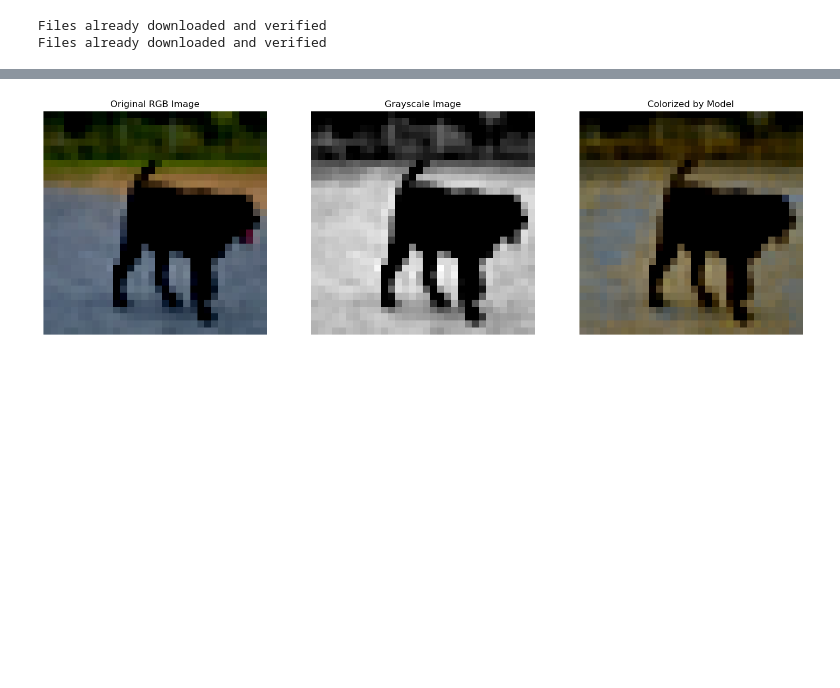
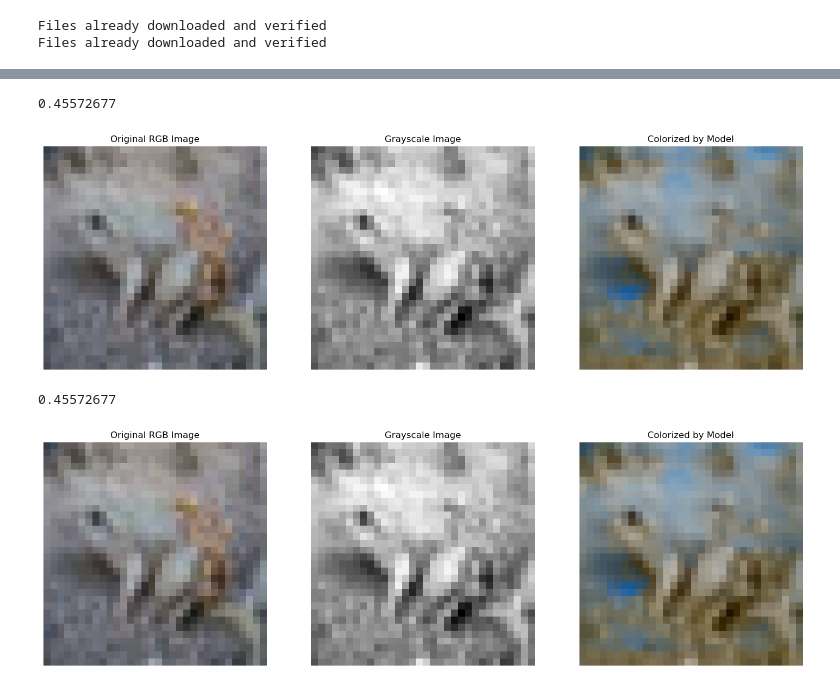
Before and after one commit to Markomrnkvc/Image_colorization, a Jupyter notebook: Image_colorization_notebook/CIFAR_notebooks/CIFAR10_colorization.ipynb, the cells around one changed output, grey strips where cells are left out. Saved outputs shown, nothing was run; the diff lists cells and outputs as text; code cells hidden in the pictures; blank space fills up the shorter version.

```diff
--- a/Image_colorization_notebook/CIFAR_notebooks/CIFAR10_colorization.ipynb
+++ b/Image_colorization_notebook/CIFAR_notebooks/CIFAR10_colorization.ipynb
@@ -82,3 +82,13 @@ def rgb_to_gray(img):
+# %%
+def rgb_to_gray(img):
+    return img.mean(dim=1, keepdim=True)
+
+def denormalize(tensor):
+    # Annahme: tensor hat Form (C, H, W) und ist im Bereich [-1, 1] nach Normalisierung
+    denorm = tensor.clone()  # Erstellen einer Kopie des Tensors, um das Original zu bewahren
+    for t in range(denorm.size(0)):  # Für jeden Farbkanal
+        denorm[t] = denorm[t] * 0.5 + 0.5  # Rücknormalisierung mit Standardabweichung und Mittelwert
+    return denorm
 # %%
 def train_one_epoch(epoch_index, tb_writer):
     running_loss = 0.
@@ -121,13 +131,14 @@ def train_one_epoch(epoch_index, tb_writer):
 # %%
 """code from pytorch turorial
 https://pytorch.org/tutorials/beginner/introyt/trainingyt.html"""
+import os
 
 from datetime import datetime
 from torch.utils.tensorboard import SummaryWriter
 
 # Initializing in a separate cell so we can easily add more epochs to the same run
 timestamp = datetime.now().strftime('%Y%m%d_%H%M%S')
-writer = SummaryWriter('runs/CIFAR_colorization_{}'.format(timestamp))
+writer = SummaryWriter('runs/CIFAR_colorization_HSV_{}'.format(timestamp))
 epoch_number = 0
 
 best_vloss = 1_000_000.
@@ -169,8 +180,12 @@ for epoch in range(EPOCHS):
     # Track best performance, and save the model's state
     if avg_vloss < best_vloss:
         best_vloss = avg_vloss
-        model_path = './models/model_{}_{}'.format(timestamp, epoch_number)
+
+        #os.mkdir('./runs/CIFAR_colorization_{}./models'.format(timestamp))
+        #model_path = './runs/CIFAR_colorization_{}./models/model_{}_{}'.format(timestamp, timestamp, epoch_number)
+        model_path = './models/model_HSV_{}_{}'.format( timestamp, epoch_number)
         torch.save(model.state_dict(), model_path)
+        #print(f"saved checkpoint in {model_path}")
 
     epoch_number += 1
 # %% [output]
@@ -196,11 +196,12 @@ import torch
 import matplotlib.pyplot as plt
 import numpy as np
 
+
 # Funktion zum Umwandeln eines Torch-Tensors in ein Numpy-Array
 def im_convert(tensor):
     image = tensor.cpu().clone().detach().numpy()
     image = np.transpose(image, (1, 2, 0))  # Von (C, H, W) zu (H, W, C)
-    image = np.clip(image, 0, 1)  # Werte zwischen 0 und 1 setzen
+    #image = np.clip(image, 0, 1)  # Werte zwischen 0 und 1 setzen
     return image
 
 # Visualisierungsfunktion
@@ -208,39 +209,72 @@ def plot_images(original, grayscale, colorized):
     original_img = im_convert(original[0])  # Originalbild (RGB)
     grayscale_img = im_convert(grayscale[0])  # Graustufenbild
     colorized_img = im_convert(colorized[0])  # Vom Modell eingefärbtes Bild
-
+    print(colorized_img.mean())
     fig, ax = plt.subplots(1, 3, figsize=(18, 6))
 
     # Originalbild
     ax[0].imshow(original_img)
     ax[0].set_title("Original RGB Image")
     ax[0].axis('off')
 
     # Grauwertbild
     ax[1].imshow(grayscale_img, cmap='gray')
     ax[1].set_title("Grayscale Image")
     ax[1].axis('off')
 
     # Vom Modell eingefärbtes Bild
     ax[2].imshow(colorized_img)
     ax[2].set_title("Colorized by Model")
     ax[2].axis('off')
 
     plt.show()
 
+def denormalize(tensor):
+    # Annahme: tensor hat Form (C, H, W) und ist im Bereich [-1, 1] nach Normalisierung
+    denorm = tensor.clone()  # Erstellen einer Kopie des Tensors, um das Original zu bewahren
+    for t in range(denorm.size(0)):  # Für jeden Farbkanal
+        denorm[t] = denorm[t] * 0.5 + 0.5  # Rücknormalisierung mit Standardabweichung und Mittelwert
+    return denorm
+
 # Beispiel: Zeige ein Bild, graues Bild und das durch das Modell eingefärbte Bild an
-model.eval()  # Schalte das Modell in den Evaluierungsmodus
+try:
+    model.eval()  # Schalte das Modell in den Evaluierungsmodus
+except (NameError,AttributeError) as e:
+    #loading model if not loaded already
+    #need to adjust the path manually
+    trained_model_path = ".\models\model_20241104_232646_18"
+    model = ConvNet()
+    model.load_state_dict(torch.load(trained_model_path, weights_only="True"))
+    model.eval().to(device)
 
+#if images != None:
 with torch.no_grad():  # Keine Gradient-Berechnung nötig
-    for i, (images, _) in enumerate(train_loader):
+    for i, (images, _) in enumerate(test_loader):
+        #images = denormalize(images)
         grayscale_images = rgb_to_gray(images).to(device)
         images = images.to(device)
-
         # Vorhersage durch das Modell
         outputs = model(grayscale_images)
 
+
+        #outputs = denormalize(outputs)
         # Plotte das Original, das Grauwertbild und das eingefärbte Bild
         plot_images(images, grayscale_images, outputs)
-        break  # Nur für ein Beispiel, damit die Schleife nicht endlos läuft
+
+        break  # Nur für ein Beispiel, damit die Schleife nicht endlos läuft"""
+
+grayscale_images = rgb_to_gray(images).to(device)
+images = images.to(device)
+
+# Vorhersage durch das Modell
+outputs = model(grayscale_images)
+
+#images = denormalize(images)
+#outputs = denormalize(outputs)
+# Plotte das Original, das Grauwertbild und das eingefärbte Bild
+plot_images(images, grayscale_images, outputs)
 # %% [output]
+0.45572677
-[figure, old version]
+[figure, new version]
+0.45572677
+[figure, added]
```
Also changed, not shown: parts of 8 cells of this notebook, 1 other file.
